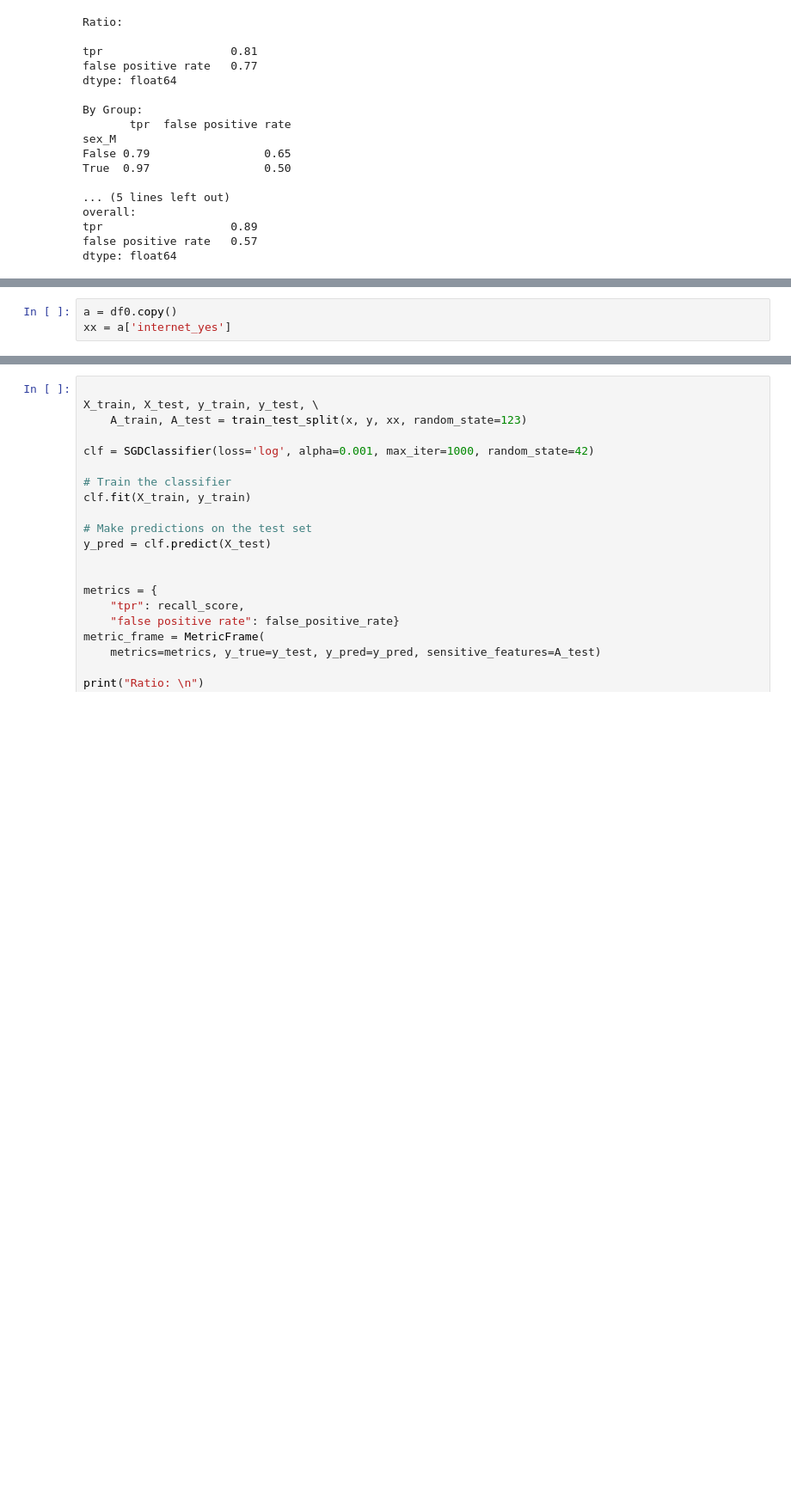
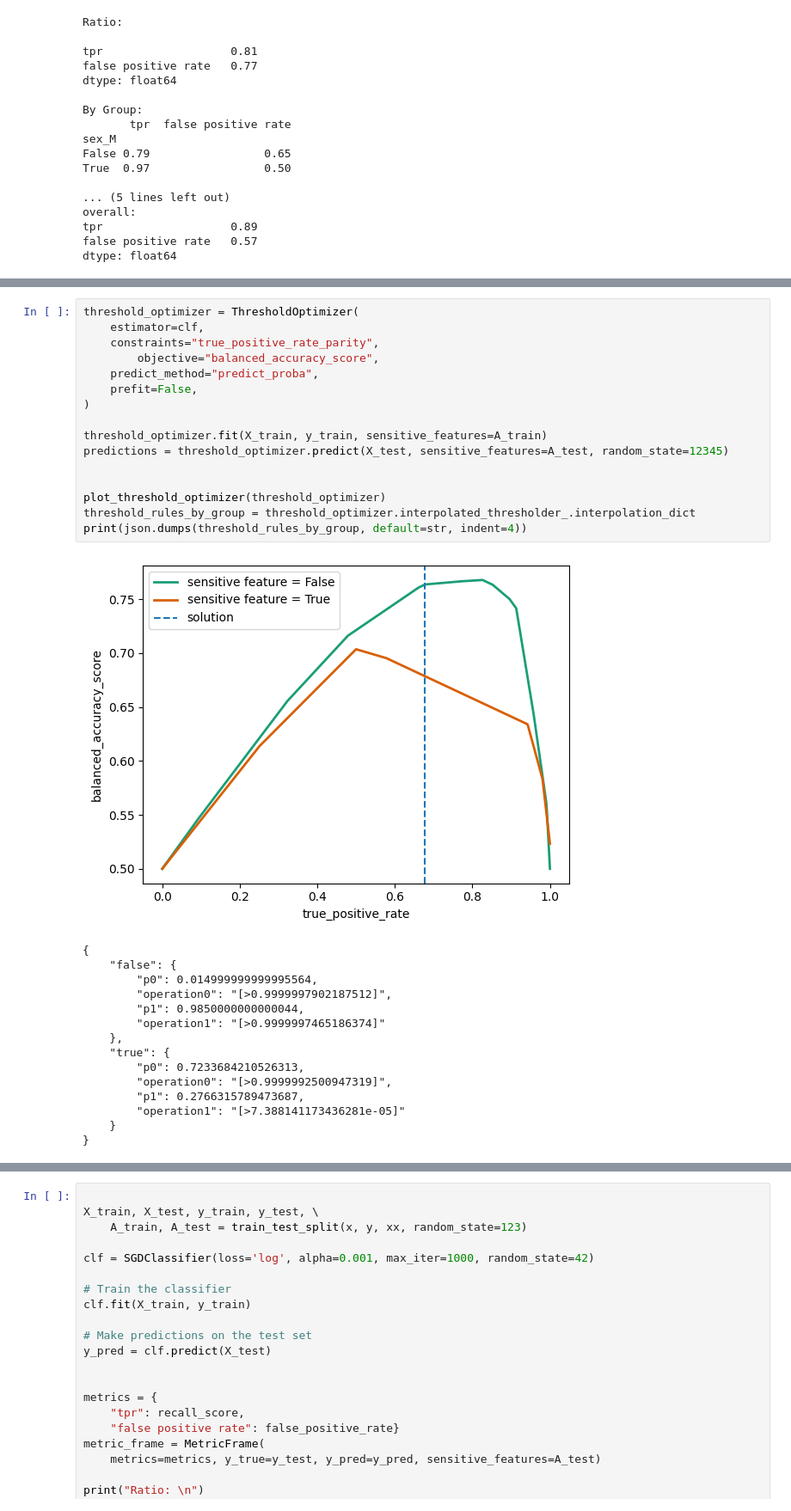
Before and after one commit to jaramillooo/etica_datos, a Jupyter notebook: DA.ipynb, the cells around one changed output, grey strips where cells are left out. Shown at 86% size. Cells and saved outputs as stored; diff of their text form; blank space fills up the shorter version.

```diff
--- a/DA.ipynb
+++ b/DA.ipynb
@@ -492,6 +442,35 @@ overall:
 tpr                   0.89
 false positive rate   0.57
 dtype: float64
-# %%
-a = df0.copy()
-xx = a['internet_yes']
+# %%
+threshold_optimizer = ThresholdOptimizer(
+    estimator=clf,
+    constraints="true_positive_rate_parity",
+        objective="balanced_accuracy_score",
+    predict_method="predict_proba",
+    prefit=False,
+)
+
+threshold_optimizer.fit(X_train, y_train, sensitive_features=A_train)
+predictions = threshold_optimizer.predict(X_test, sensitive_features=A_test, random_state=12345)
+
+
+plot_threshold_optimizer(threshold_optimizer)
+threshold_rules_by_group = threshold_optimizer.interpolated_thresholder_.interpolation_dict
+print(json.dumps(threshold_rules_by_group, default=str, indent=4))
+# %% [output]
+[figure, added]
+{
+    "false": {
+        "p0": 0.014999999999995564,
+        "operation0": "[>0.9999997902187512]",
+        "p1": 0.9850000000000044,
+        "operation1": "[>0.9999997465186374]"
+    },
+    "true": {
+        "p0": 0.7233684210526313,
+        "operation0": "[>0.9999992500947319]",
+        "p1": 0.2766315789473687,
+        "operation1": "[>7.388141173436281e-05]"
+    }
+}
```
Also changed, not shown: parts of 40 cells of this notebook.
